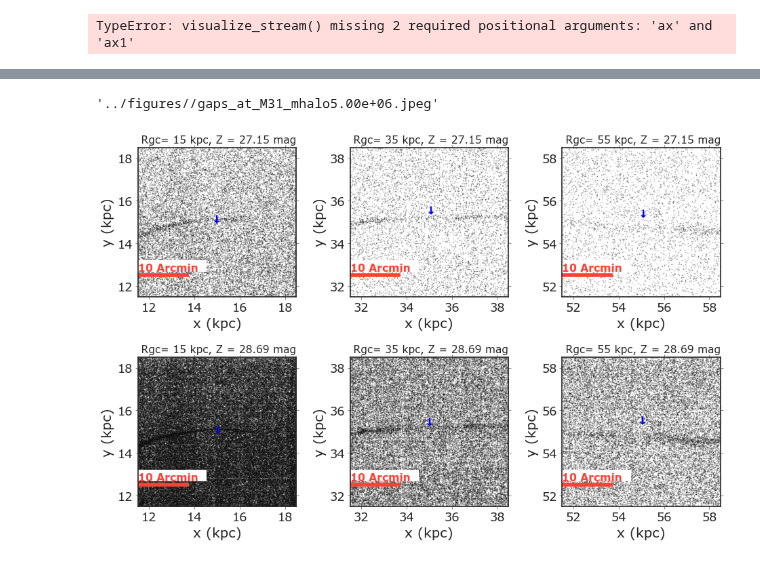
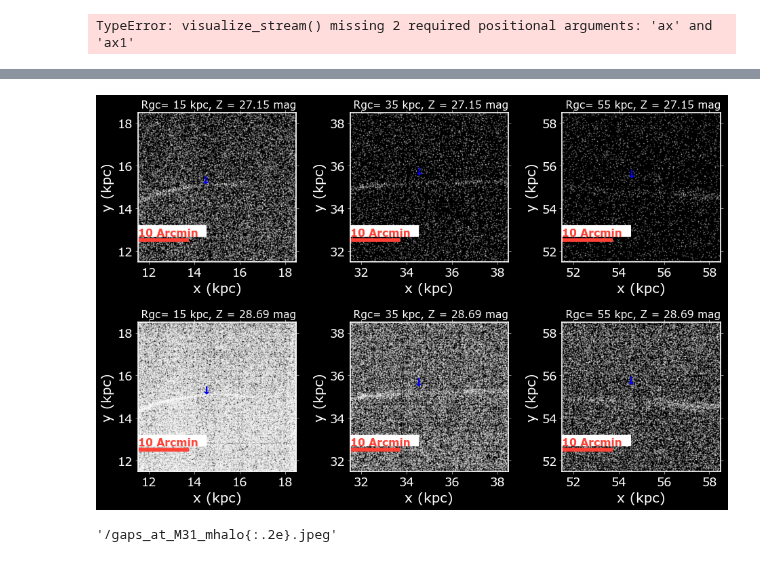
Before and after one commit to caganze/stellarstreams, a Jupyter notebook: notebooks/Poster Figures, Streams, Diagnostics.ipynb, the cells around one changed output, grey strips where cells are left out. Drawn from its saved outputs; the diff is of its cells as text; code cells hidden in the pictures.

```diff
--- a/notebooks/Poster Figures, Streams, Diagnostics.ipynb
+++ b/notebooks/Poster Figures, Streams, Diagnostics.ipynb
@@ -19,6 +19,8 @@ path_plot ='../figures/'
 path_data = '../data/stream/'
 path_images = '../data/images/'
 isochrone_path='../data/isochrones/'
+# %%
+plt.style.use('dark_background') #for posters
 # %%
 def read_orbit_file(filename):
     return np.load(path_data+'/{}'.format(filename), allow_pickle=True)
@@ -217,43 +215,46 @@ for  idx in range(0, 6):
 
     fname= glob.glob(path_images+'/images_rgc{}_mhalo{:.2e}_maglimit{}*'.format(dist, mhalo, mag_limit))[0]
     rst=np.load(fname)
-    a.scatter(rst[0], rst[1],  s=0.1, alpha=0.5, color='#111111')
+    a.scatter(rst[0], rst[1],  s=0.1, alpha=0.5, color='white')
 
     a.set(xlabel='x (kpc)', ylabel='y (kpc)')
     a.set_title(' Rgc= {:.0f} kpc, Z = {} mag'.format(rgc, mag_limit), fontsize=14)
     a.set_xlabel('x (kpc)', fontsize=18)
     a.set_ylabel('y (kpc)', fontsize=18)
 
     #a.axis('equal')
     #a.axis('equal')
 
 
     a.hlines(y=np.nanmin(rst[0])+1, xmin= np.nanmin( rst[0]), xmax=np.nanmin( rst[0])+scaled_arcmin, \
              linewidth=5, color='#FF4136')
 
     rect = patches.Rectangle( (np.nanmin( rst[0]), np.nanmin(rst[0])+1.2), \
                                3, 0.5, linewidth=1, edgecolor='#FFFFFF', facecolor='#FFFFFF')
 
     # Add the patch to the Axes
     a.add_patch(rect)
     a.text(np.nanmin( rst[0]), np.nanmin(rst[0])+1.2, '10 Arcmin',\
            color='#FF4136', alpha=1, fontsize=14, weight='bold')
 
     a.set(xlim=[rst[0].min(), rst[0].max()],
          ylim=[rst[0].min(), rst[0].max()])
 
-    a.scatter(np.nanmedian(rst[0]),  np.nanmedian(rst[1])+0.5, color='b', marker='$\u2193$', s=100)
+    a.scatter(np.nanmedian(rst[0])-0.5,  np.nanmedian(rst[1])+0.7, color='b', marker='$\u2193$', s=100)
 
 
 
 
 plt.tight_layout()
 
 
 plt.savefig(path_plot+'/gaps_at_M31_mhalo{:.2e}.jpeg'.format(mhalo))
 # %% [output]
-'../figures//gaps_at_M31_mhalo5.00e+06.jpeg'
-[figure, old version]
+[figure, new version]
+# %%
+'/gaps_at_M31_mhalo{:.2e}.jpeg'
+# %% [output]
+'/gaps_at_M31_mhalo{:.2e}.jpeg'
 # %%
 ## --> actually, further remove milky way foregrounds by implementing a brightness cut instead of a metallicity cut
 ## --> add this to the paper
```
Also changed, not shown: parts of 7 cells of this notebook, 2 other files.
